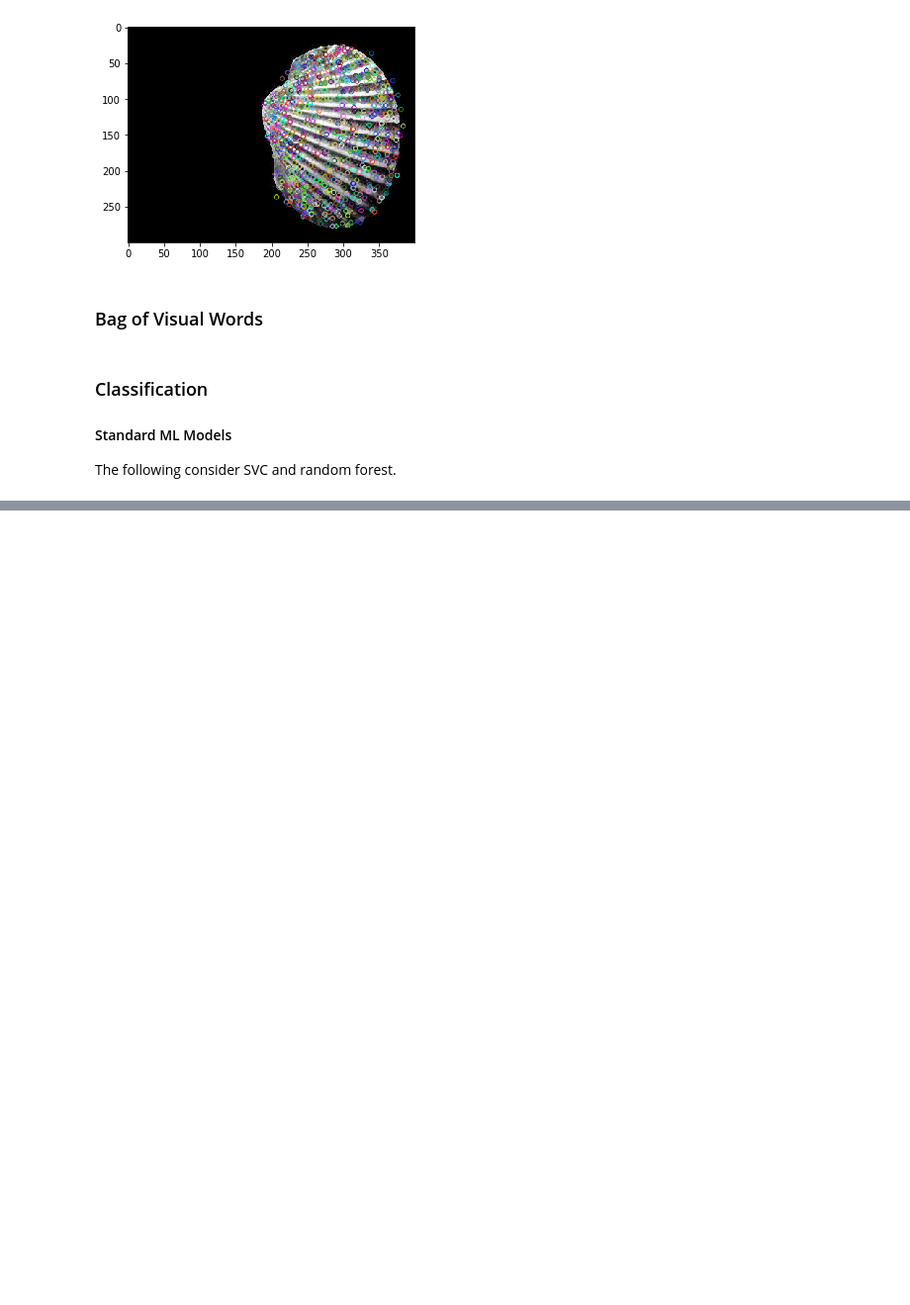
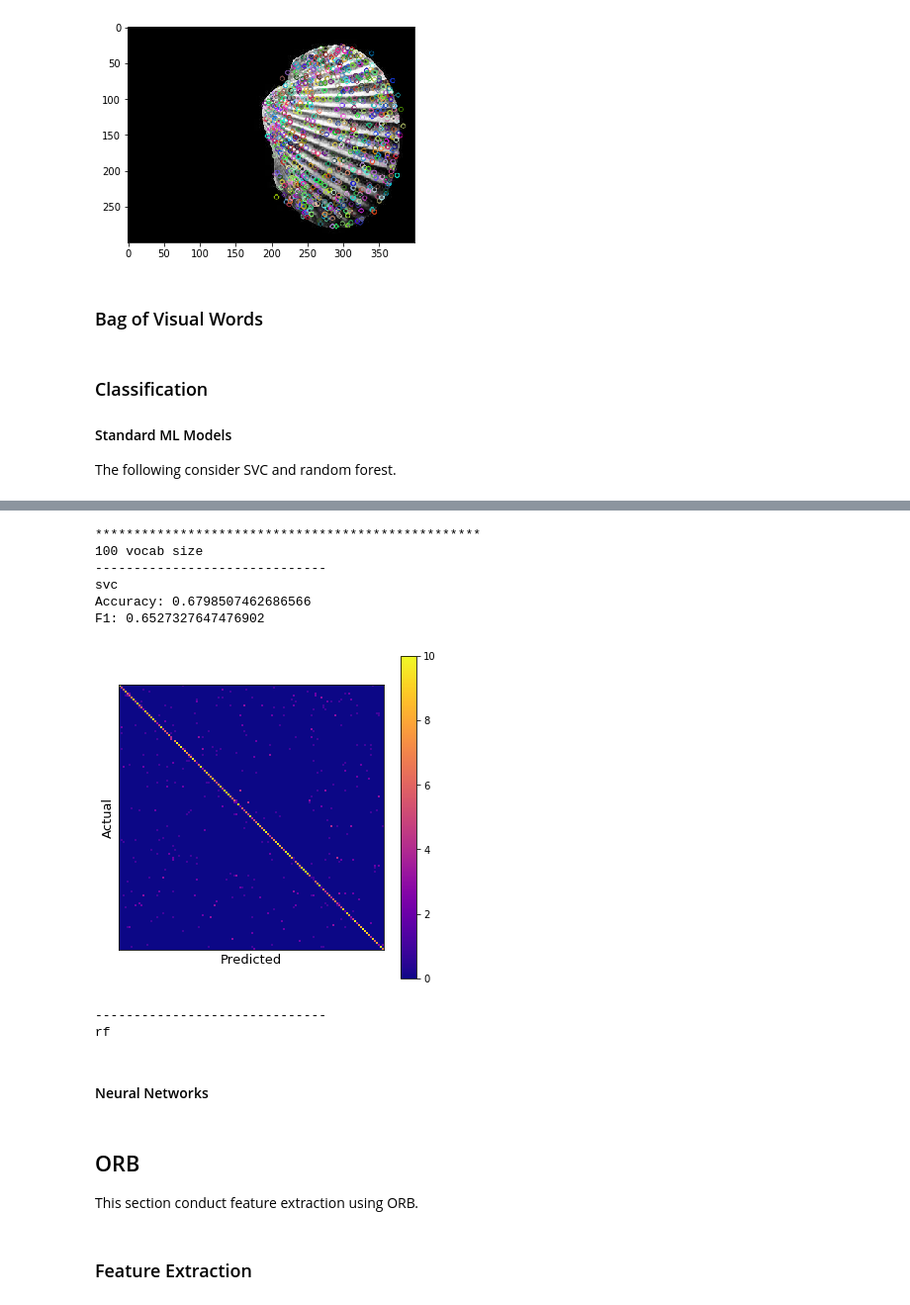
Before and after one commit to maleakhiw/shell-feature-extraction, a Jupyter notebook: notebooks/Keypoint Feature Extraction.ipynb, the cells around one changed output, grey strips where cells are left out. Shown at 99% size. Drawn from its saved outputs; the diff is of its cells as text; code cells hidden in the pictures; blank space fills up the shorter version.

```diff
--- a/notebooks/Keypoint Feature Extraction.ipynb
+++ b/notebooks/Keypoint Feature Extraction.ipynb
@@ -166,0 +513,69 @@ The following consider SVC and random forest.
+# %%
+## Loop configuration
+feature_sets = [
+    (X_100_scaled_brief, y_brief),
+    (X_200_scaled_brief, y_brief),
+    (X_500_scaled_brief, y_brief),
+    (X_1000_scaled_brief, y_brief),
+]
+feature_sets_name = [
+    "100 vocab size",
+    "200 vocab size",
+    "500 vocab size",
+    "1000 vocab size",
+]
+
+## Classifier and hyperparameter loops
+param_grids = [param_grid_svc, param_grid_rf]
+classifiers_name = ["svc", "rf"]
+classifiers = [SVC(), RandomForestClassifier()]
+cmaps = ["plasma", "viridis"]
+# %%
+## Evaluation
+# Iterate over different feature sets
+for feature_set , feature_set_name in zip(feature_sets, feature_sets_name):
+
+    print("*"*50)
+    print(feature_set_name)
+
+    X = feature_set[0]
+    y = feature_set[1]
+
+    dict_results = generate_dict_results()
+    # Iterate over different classifiers
+    for classifier, classifier_name, param_grid, cmap in zip(classifiers,
+                                                             classifiers_name,
+                                                             param_grids,
+                                                             cmaps):
+        print("-"*30)
+        print(classifier_name)
+
+        list_acc, list_cm, list_f1, list_cv_results = nested_cv_sklearn(classifier, param_grid, X, y, 5)
+        # Add data to dict_results
+        dict_results["accuracy"].append(list_acc)
+        dict_results["f1"].append(list_f1)
+        dict_results["cv_results"].append(list_cv_results)
+        dict_results["cm"].append(list_cm)
+
+        # Display accuracy, f1, confusion matrix
+        print(f"Accuracy: {np.mean(list_acc)}")
+        print(f"F1: {np.mean(list_f1)}")
+        cm = sum(list_cm)
+
+        plot_confusion_matrix(cm, cmap=cmap)
+
+        print()
+
+    list_dict_results.append(dict_results)
+# %% [output]
+**************************************************
+100 vocab size
+------------------------------
+svc
+Accuracy: 0.6798507462686566
+F1: 0.6527327647476902
+[figure, added]
+------------------------------
+rf
+# %% [markdown]
+#### Neural Networks
@@ -166,0 +680,6 @@ The following consider SVC and random forest.
+# %% [markdown]
+## ORB
+
+This section conduct feature extraction using ORB.
+# %% [markdown]
+### Feature Extraction
```
Also changed, not shown: parts of 60 cells of this notebook, 8 other files.
